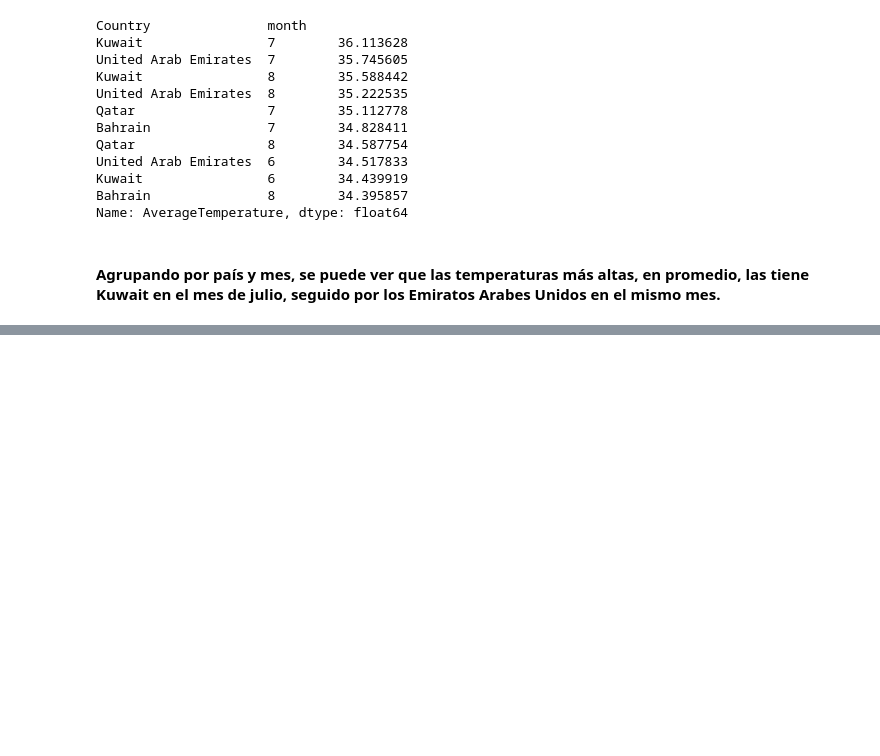
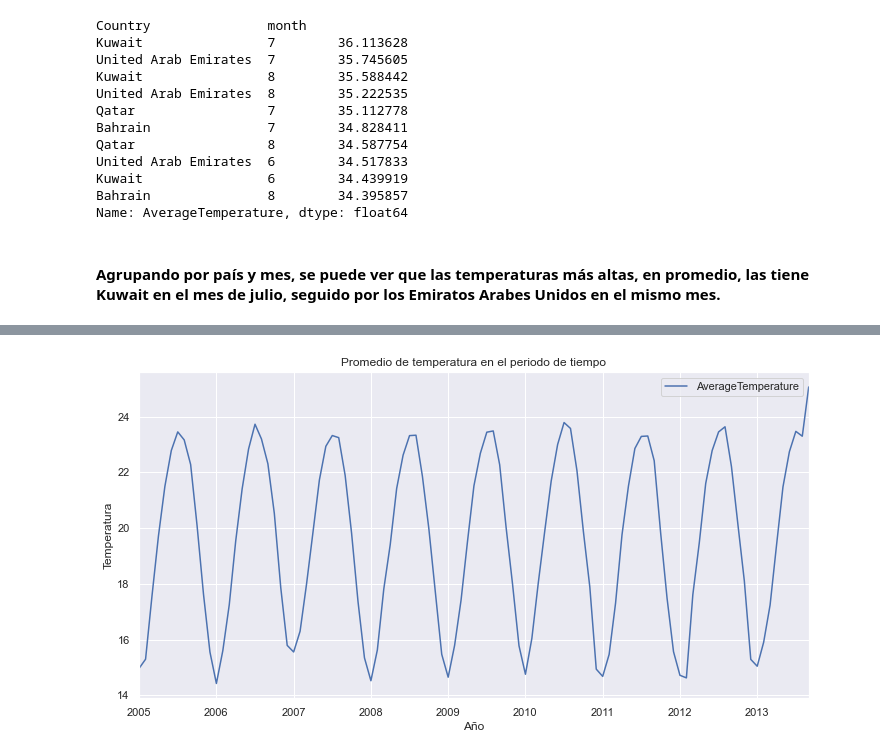
Before and after one commit to Andrei-Portales/lab2_datascience, a Jupyter notebook: Lab2.ipynb, the cells around one changed output, grey strips where cells are left out. Drawn from its saved outputs; the diff is of its cells as text; code cells hidden in the pictures; blank space fills up the shorter version.

```diff
--- a/Lab2.ipynb
+++ b/Lab2.ipynb
@@ -71,3 +71,5 @@ file.write(html)
 file.close()
 # %%
 data['dt'] = pd.to_datetime(data['dt'])
+data.set_index('dt', inplace=True)
+data.head()
@@ -140,0 +160,4 @@ data.drop(columns=['month'], inplace=True)
+# %%
+uni = data[['dt', 'AverageTemperature']]
+uni.dropna(inplace=True)
+uni
@@ -140,0 +187,7 @@ data.drop(columns=['month'], inplace=True)
+# %%
+INICIO = 2005
+FINAL = 2013
+
+interval = uni[uni['dt'].dt.year >= INICIO]
+interval = interval[interval['dt'].dt.year <= FINAL]
+interval
@@ -140,0 +208,10 @@ data.drop(columns=['month'], inplace=True)
+# %%
+# Agrupar por mes y obtener el promedio de temperatura y graficarlo
+interval_mean = interval.groupby('dt').mean()
+interval_mean.plot(figsize=(12, 6))
+plt.title('Promedio de temperatura en el periodo de tiempo')
+plt.xlabel('Año')
+plt.ylabel('Temperatura')
+plt.show()
+# %% [output]
+[figure, added]
```
Also changed, not shown: parts of 20 cells of this notebook, 3 other files.
